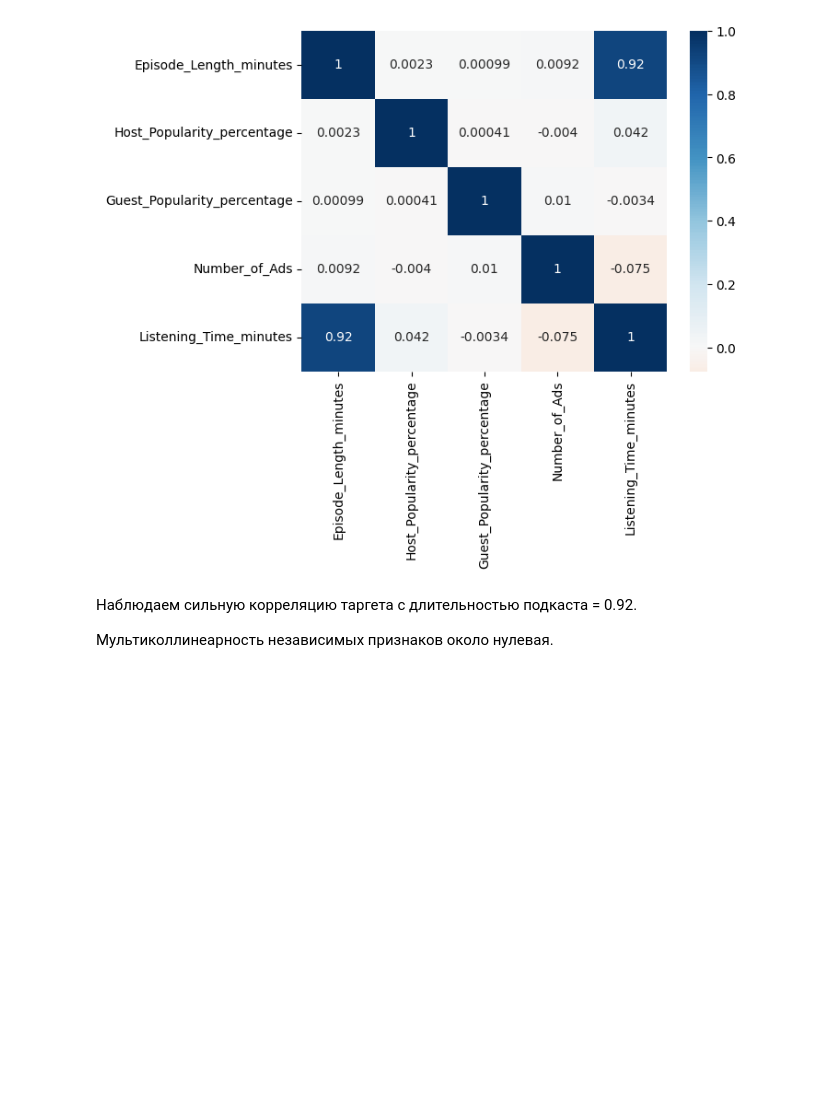
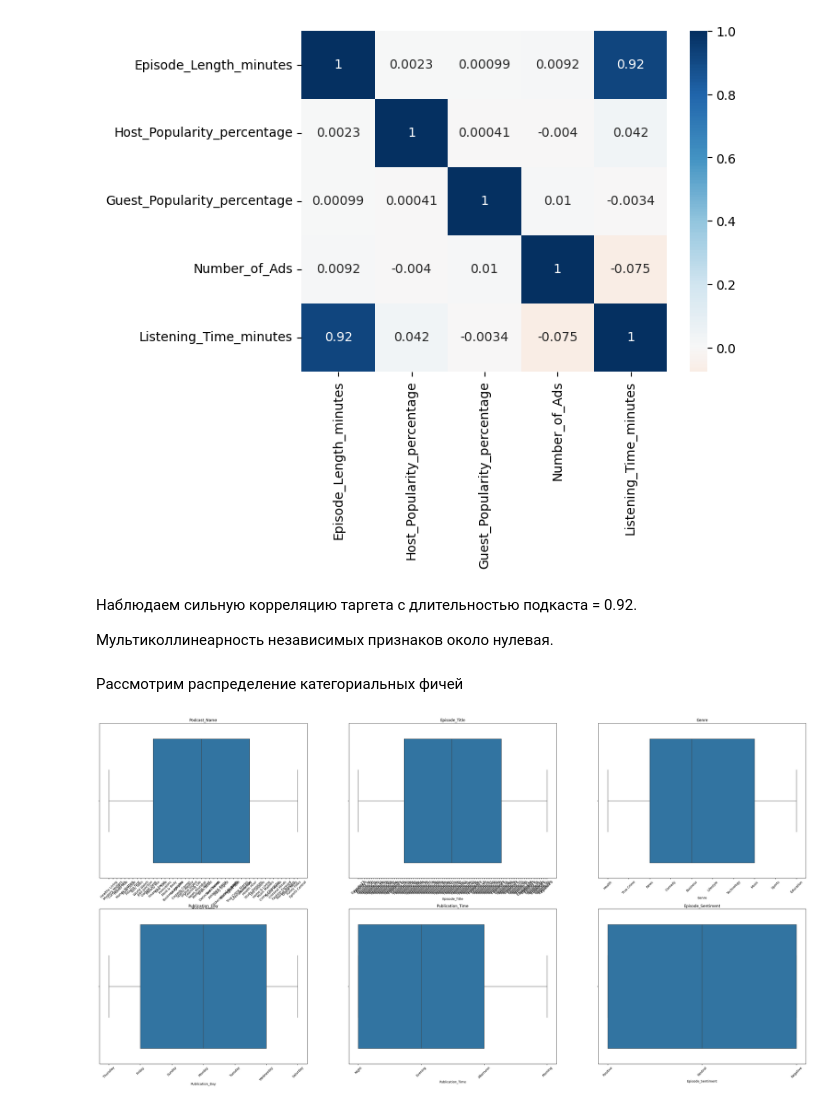
Before and after one commit to Poltava49/ML-practice, a Jupyter notebook: Linear_regression/tastk_podcast_regression.ipynb, the cells around one changed output. Saved outputs shown, nothing was run; the diff lists cells and outputs as text; code cells hidden in the pictures; blank space fills up the shorter version.

Commit message:
add cat boxplots

```diff
--- a/Linear_regression/tastk_podcast_regression.ipynb
+++ b/Linear_regression/tastk_podcast_regression.ipynb
@@ -176,6 +176,7 @@ memory usage: 4.4+ MB
 # %%
 numeric_features_columns = df.select_dtypes(np.number).columns
 cat_features_columns = df.select_dtypes(object).columns
+target_column = 'Listening_Time_minutes'
 # %%
 def looking_into_numeric_features(data, num_col):
 
@@ -230,3 +231,22 @@ sns.heatmap(data=df[numeric_features_columns].corr(method='spearman'), annot=Tru
 Наблюдаем сильную корреляцию таргета с длительностью подкаста = 0.92.
 
 Мультиколлинеарность независимых признаков около нулевая.
+# %% [markdown]
+Рассмотрим распределение категориальных фичей
+# %%
+def categorial_feat_boxplots(data, cat_feat, target):
+    plt.figure(figsize=(40,30))
+    num_col = 3
+    n_rows = len(cat_feat) // 3 + 1
+    for ind, feature in enumerate(cat_feat):
+        plt.subplot(n_rows, num_col, ind +1)
+        sns.boxplot(data, x=feature)
+        plt.xlabel(feature)
+        plt.xticks(rotation=45)
+
+        plt.title(feature)
+    plt.show()
+# %%
+categorial_feat_boxplots(data=df, cat_feat=cat_features_columns, target=target_column)
+# %% [output]
+[figure, added]
```
Also changed, not shown: parts of 1 cell of this notebook.
